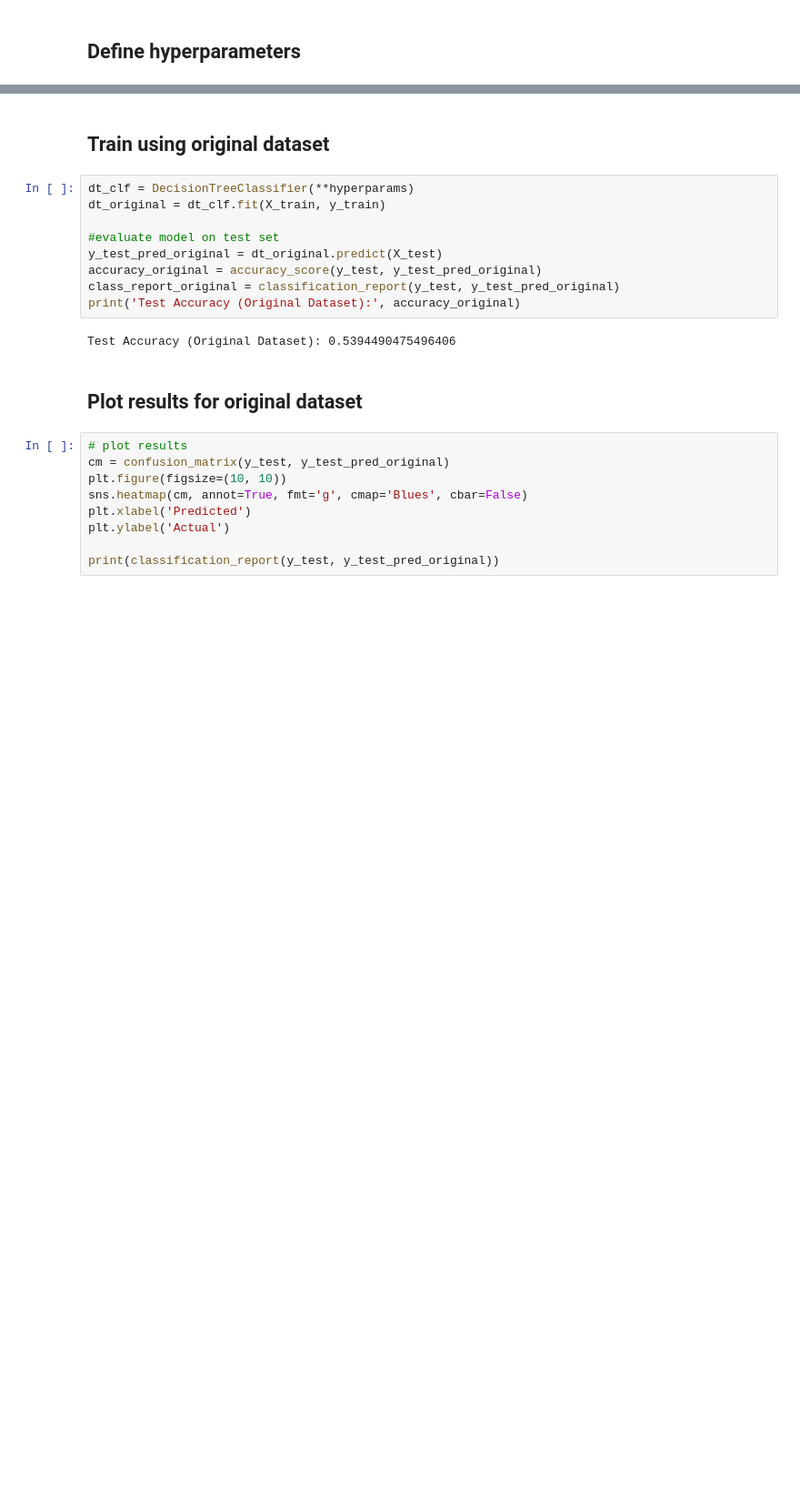
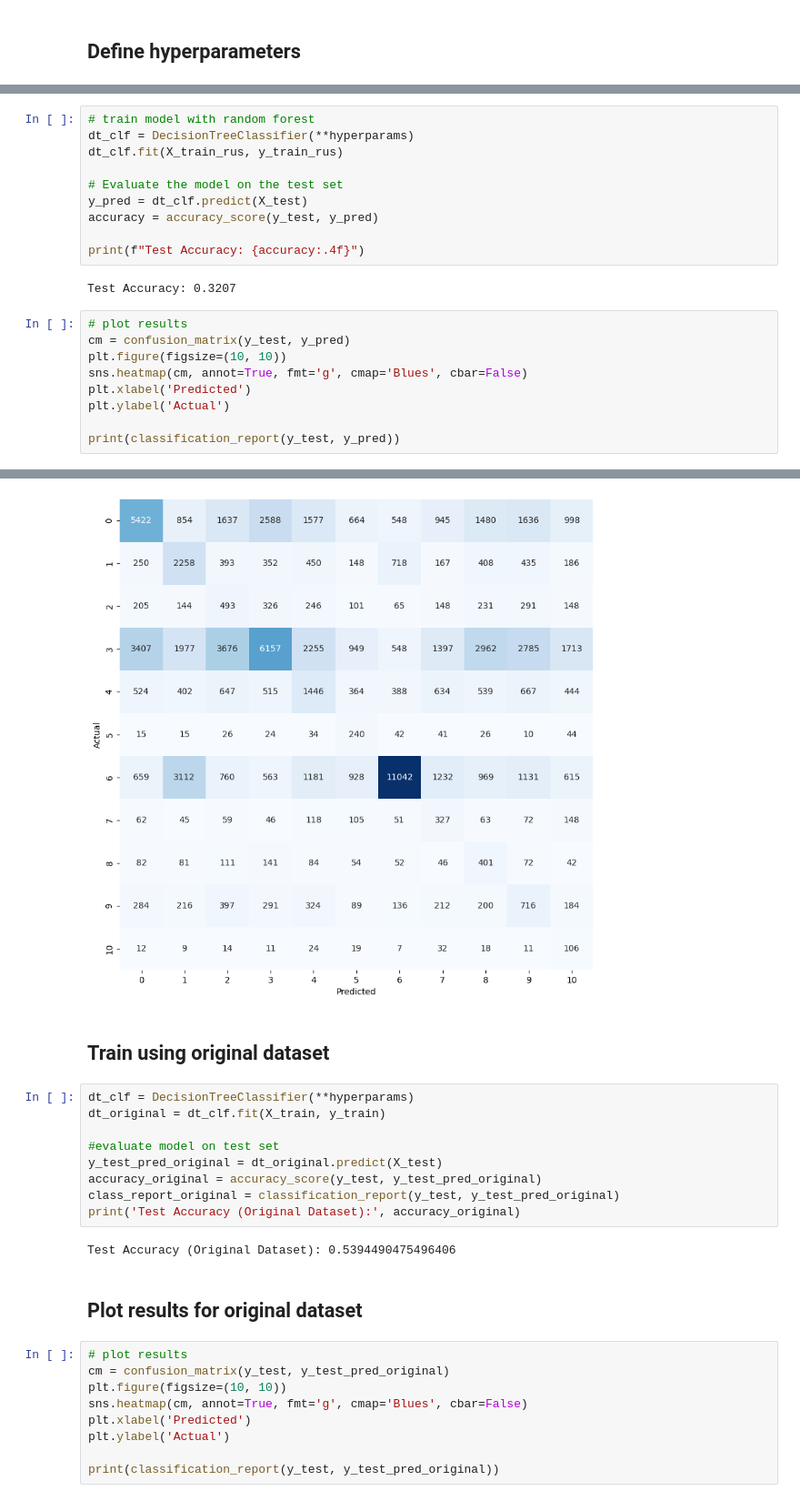
Before and after one commit to yoniabitbol/Wildfire-Cause-Predictor, a Jupyter notebook: DecisionTree.ipynb, the cells around one changed output, grey strips where cells are left out. Shown at 91% size. Drawn from its saved outputs; the diff is of its cells as text; blank space fills up the shorter version.

```diff
--- a/DecisionTree.ipynb
+++ b/DecisionTree.ipynb
@@ -162,0 +187,22 @@ hyperparams = {
+# %%
+# train model with random forest
+dt_clf = DecisionTreeClassifier(**hyperparams)
+dt_clf.fit(X_train_rus, y_train_rus)
+
+# Evaluate the model on the test set
+y_pred = dt_clf.predict(X_test)
+accuracy = accuracy_score(y_test, y_pred)
+
+print(f"Test Accuracy: {accuracy:.4f}")
+# %% [output]
+Test Accuracy: 0.3207
+# %%
+# plot results
+cm = confusion_matrix(y_test, y_pred)
+plt.figure(figsize=(10, 10))
+sns.heatmap(cm, annot=True, fmt='g', cmap='Blues', cbar=False)
+plt.xlabel('Predicted')
+plt.ylabel('Actual')
+
+print(classification_report(y_test, y_pred))
+# %% [output]
@@ -163,3 +226,4 @@ hyperparams = {
+[figure, added]
 # %% [markdown]
 ## Train using original dataset
 # %%
```
Also changed, not shown: parts of 11 cells of this notebook.
